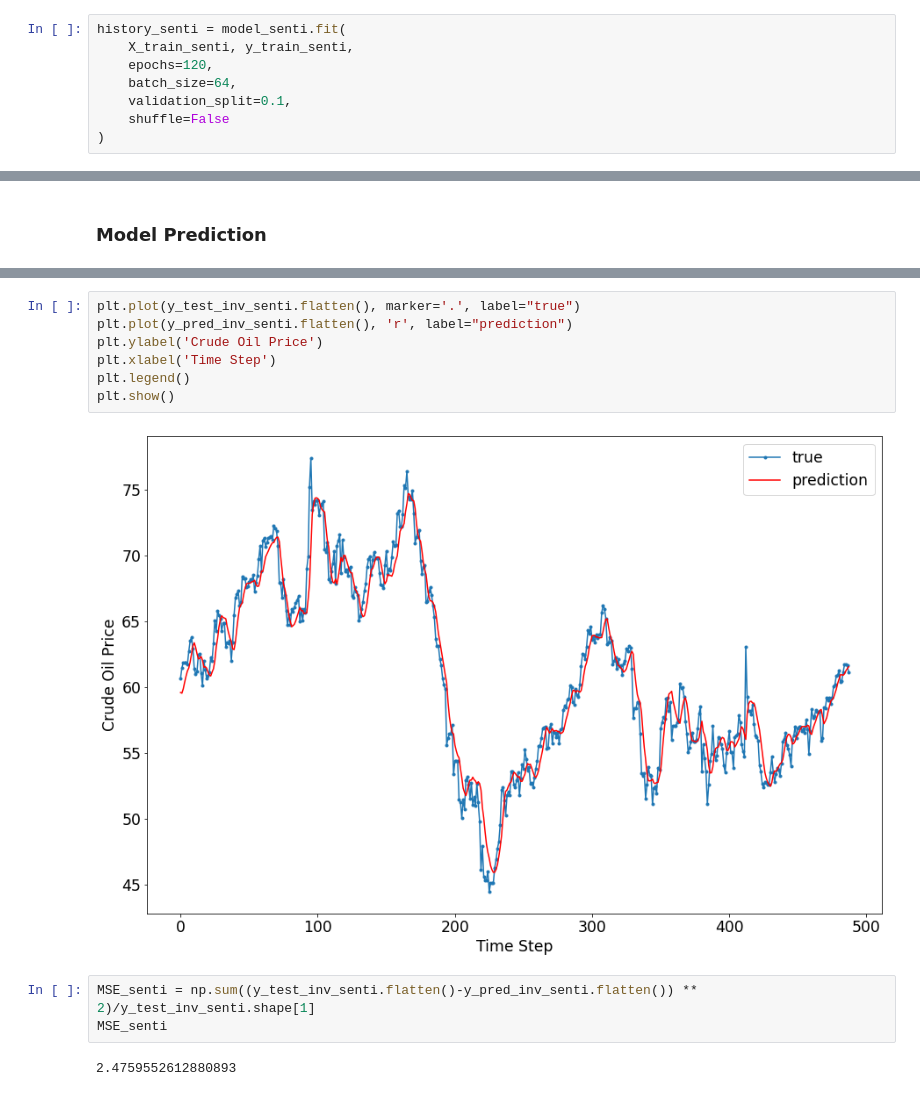
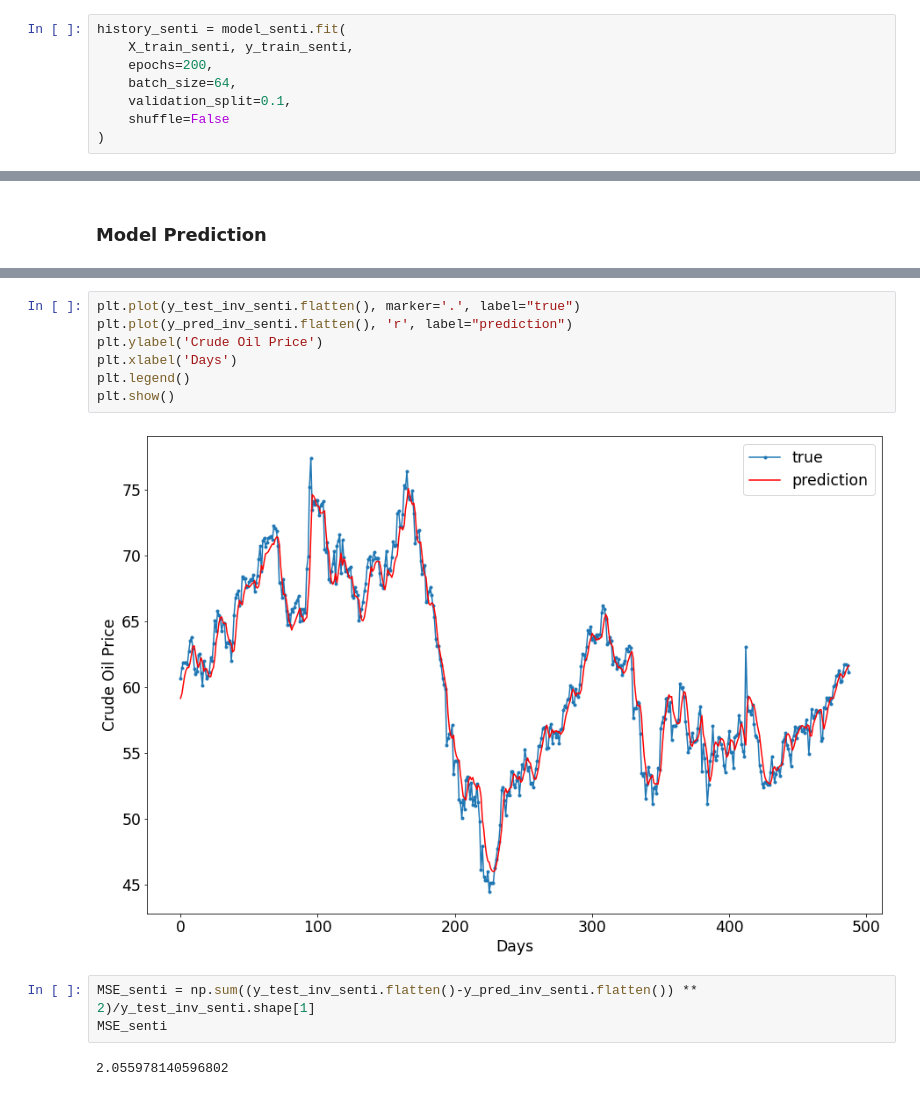
Before and after one commit to Shiqi-Wang-1999/Research_Project_PHAS0077, a Jupyter notebook: Research_Project_Shiqi_Wang.ipynb, the cells around one changed output, grey strips where cells are left out. Saved outputs shown, nothing was run; the diff lists cells and outputs as text.

```diff
--- a/Research_Project_Shiqi_Wang.ipynb
+++ b/Research_Project_Shiqi_Wang.ipynb
@@ -384,7 +382,7 @@ model_senti.compile(loss='mean_squared_error', optimizer='adam')
 # %%
 history_senti = model_senti.fit(
     X_train_senti, y_train_senti,
-    epochs=120,
+    epochs=200,
     batch_size=64,
     validation_split=0.1,
     shuffle=False
@@ -427,14 +425,14 @@ y_pred_inv_senti = dcoi_transformer.inverse_transform(y_pred_senti)
 # %%
 plt.plot(y_test_inv_senti.flatten(), marker='.', label="true")
 plt.plot(y_pred_inv_senti.flatten(), 'r', label="prediction")
 plt.ylabel('Crude Oil Price')
-plt.xlabel('Time Step')
+plt.xlabel('Days')
 plt.legend()
 plt.show()
 # %% [output]
-[figure, old version]
+[figure, new version]
 # %%
 MSE_senti = np.sum((y_test_inv_senti.flatten()-y_pred_inv_senti.flatten()) ** 2)/y_test_inv_senti.shape[1]
 MSE_senti
 # %% [output]
-2.4759552612880893
+2.055978140596802
```
Also changed, not shown: parts of 10 cells of this notebook.
